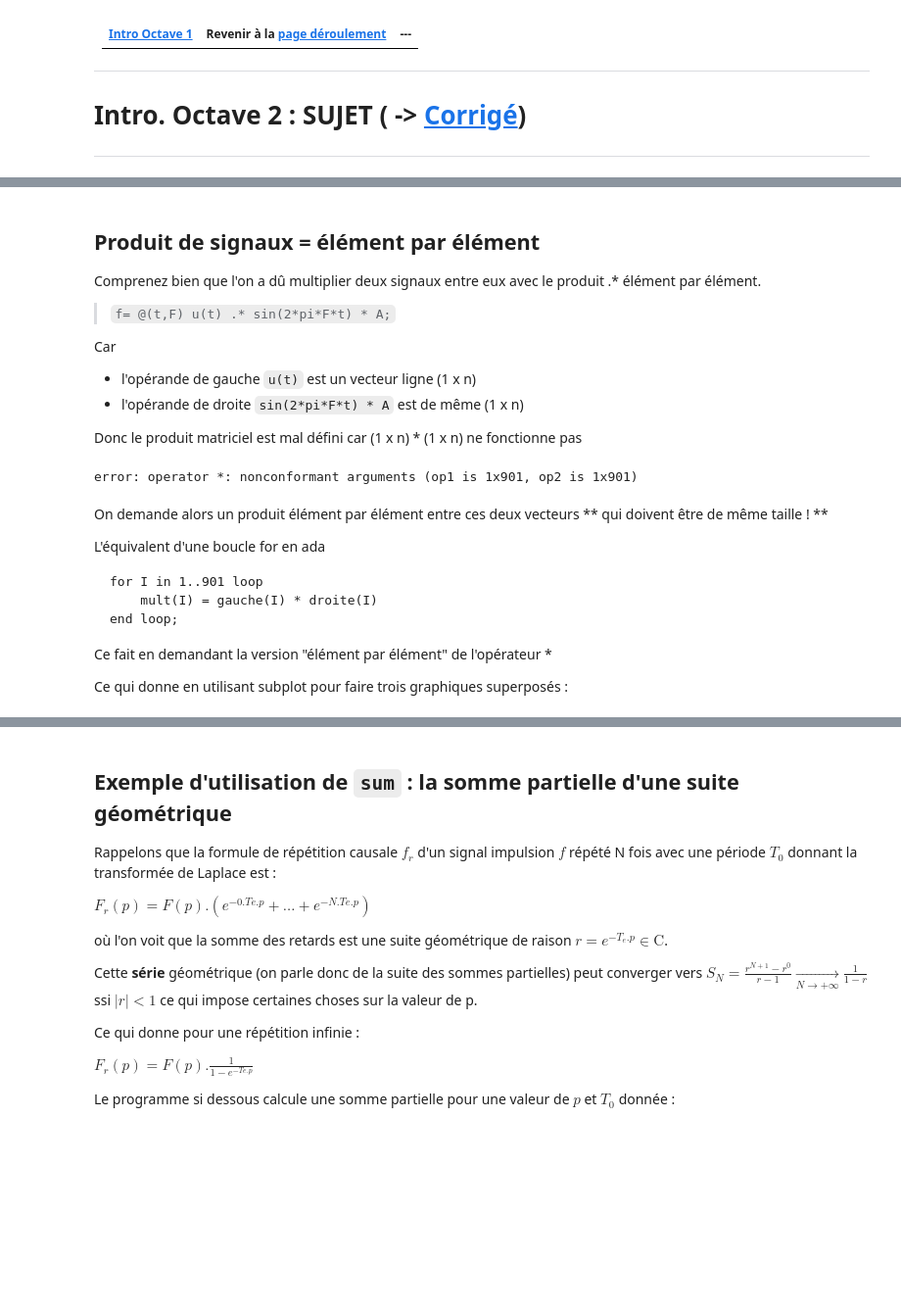
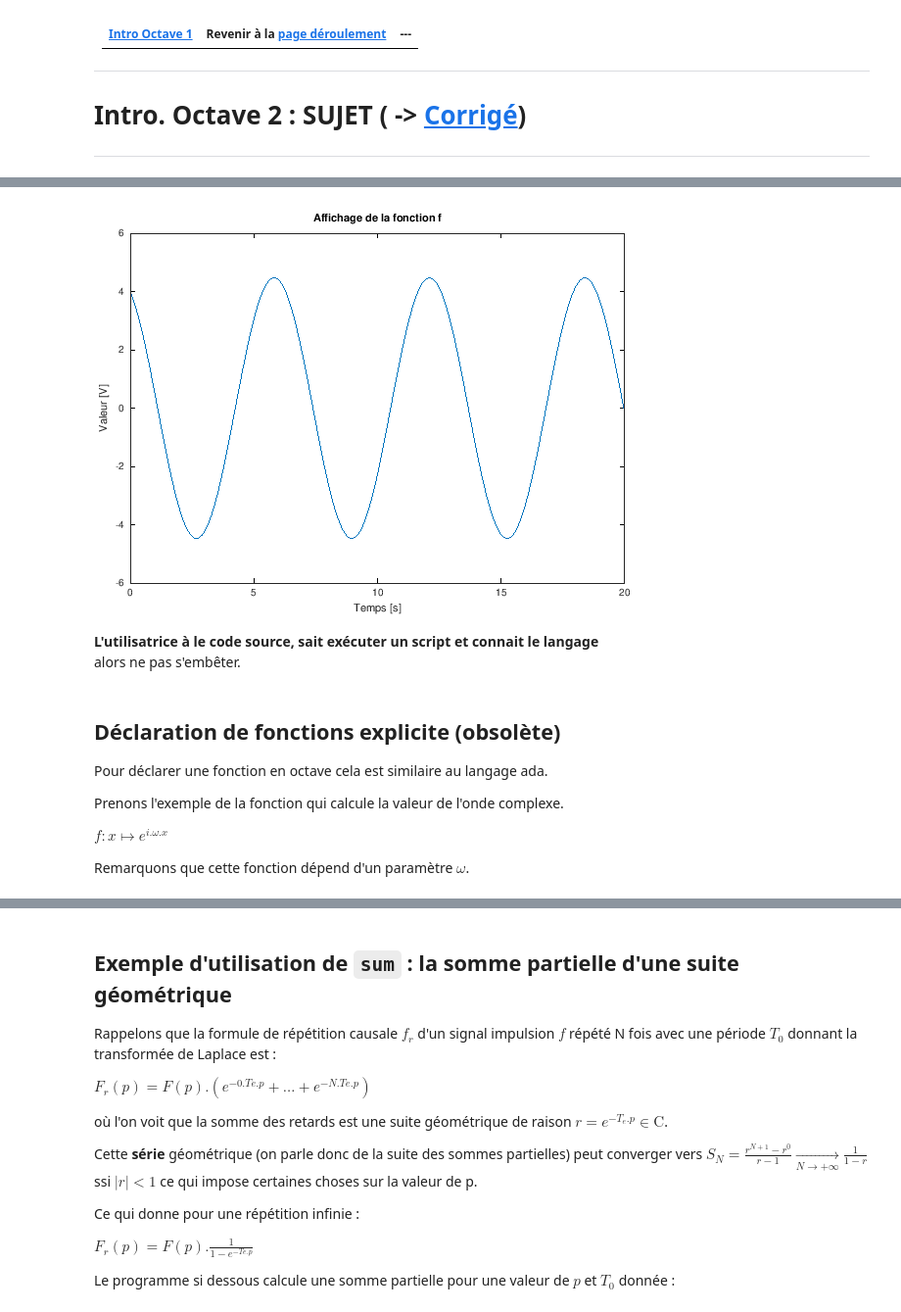
Before and after one commit to balaise31/Signal, a Jupyter notebook: continu/td/notebooks/intro_octave_2.ipynb, the cells around one changed output, grey strips where cells are left out. Shown at 98% size. Saved outputs shown, nothing was run; the diff lists cells and outputs as text; code cells hidden in the pictures; blank space fills up the shorter version.

Commit message:
intro_octave 2

````diff
--- a/continu/td/notebooks/intro_octave_2.ipynb
+++ b/continu/td/notebooks/intro_octave_2.ipynb
@@ -7,0 +108,14 @@
+# %%
+%% CORRIGER LE CODE
+% pour avoir un produit (1,3)x(3,1)=(1,1) scalaire
+clear all;
+disp('Programme qui affiche une fonction')
+tmin = input("Entrez le tmin =");
+tmax = input("Entrez le tmax = ");
+Te = input("Entrez la periode d'echantillonnage =");
+t=tmin:Te:tmax;
+
+fonction = input("Entrez la fonction à afficher : ""3*x + 4*cos(x)"" par exemple","s");
+
+fonction(0)
+fonction(t)
@@ -8,29 +145,44 @@
+# %%
+clear all;
+close all;
+%%_________
+%% script qui affiche une fonction donnée
+
+%% <<<<<<<<<<<<<<<<<<<<<<<<<<<<<<<<<<<<<<<
+%% UTILISATRICE CONFIGUREZ ICI LE SCRIPT
+tmin = 0 ;  % premier instant affiché [s]
+tmax = 20 ;  % dernier instant affiché [s]
+Te =  0.1;  % période d'échantillonnage
+
+%% fonction de x à afficher
+%% décommentez une ligne
+%fonction = @(x) 3*x + 4*cos(x)  ;
+fonction = @(x) 4*cos(x)-2*sin(x)  ;
+%fonction = @(x) 4*cos(1./x)  ;
+%fonction = @(x) <votre fonction vectorisée de x>
+
+%% FIN DE CONFIGURATION
+%% >>>>>>>>>>>>>>>>>>>>>>>>>>>>>>>>>>>>>>>
+
+t = tmin:Te:tmax ;
+f_de_t = fonction(t) ;
+
+plot(t,f_de_t);
+xlabel('Temps [s]');
+ylabel('Valeur [V]');
+title('Affichage de la fonction f')
+# %% [output]
+[figure, added]
+# %% [markdown]
+**L'utilisatrice à le code source, sait exécuter un script et connait le langage**
+alors ne pas s'embêter.
 # %% [markdown]
-## Produit de signaux = élément par élément
+## Déclaration de fonctions explicite (obsolète)
 
-Comprenez bien que l'on a dû multiplier deux signaux entre eux avec le produit .* élément par élément.
-> `f= @(t,F) u(t) .* sin(2*pi*F*t) * A;`
+Pour déclarer une fonction en octave cela est similaire au langage ada.
 
-Car
-- l'opérande de gauche `u(t)` est un vecteur ligne (1 x n)
-- l'opérande de droite `sin(2*pi*F*t) * A` est de même (1 x n)
+Prenons l'exemple de la fonction qui calcule la valeur de l'onde complexe.
 
-Donc le produit matriciel est mal défini car (1 x n) * (1 x n) ne fonctionne pas
+$f : x \mapsto e^{i.\omega.x}$
+
+Remarquons que cette fonction dépend d'un paramètre $\omega$.
-# %%
-gauche = u(t);
-droite = sin(2*pi*F*t) * A;
-gauche * droite
-# %% [output]
-error: operator *: nonconformant arguments (op1 is 1x901, op2 is 1x901)
-# %% [markdown]
-On demande alors un produit élément par élément entre ces deux vecteurs ** qui doivent être de même taille ! **
-
-L'équivalent d'une boucle for en ada
-```ADA
-for I in 1..901 loop
-    mult(I) = gauche(I) * droite(I)
-end loop;
-```
-Ce fait en demandant la version "élément par élément" de l'opérateur *
-
-Ce qui donne en utilisant subplot pour faire trois graphiques superposés :
````
Also changed, not shown: parts of 35 cells of this notebook, 11 other files.
